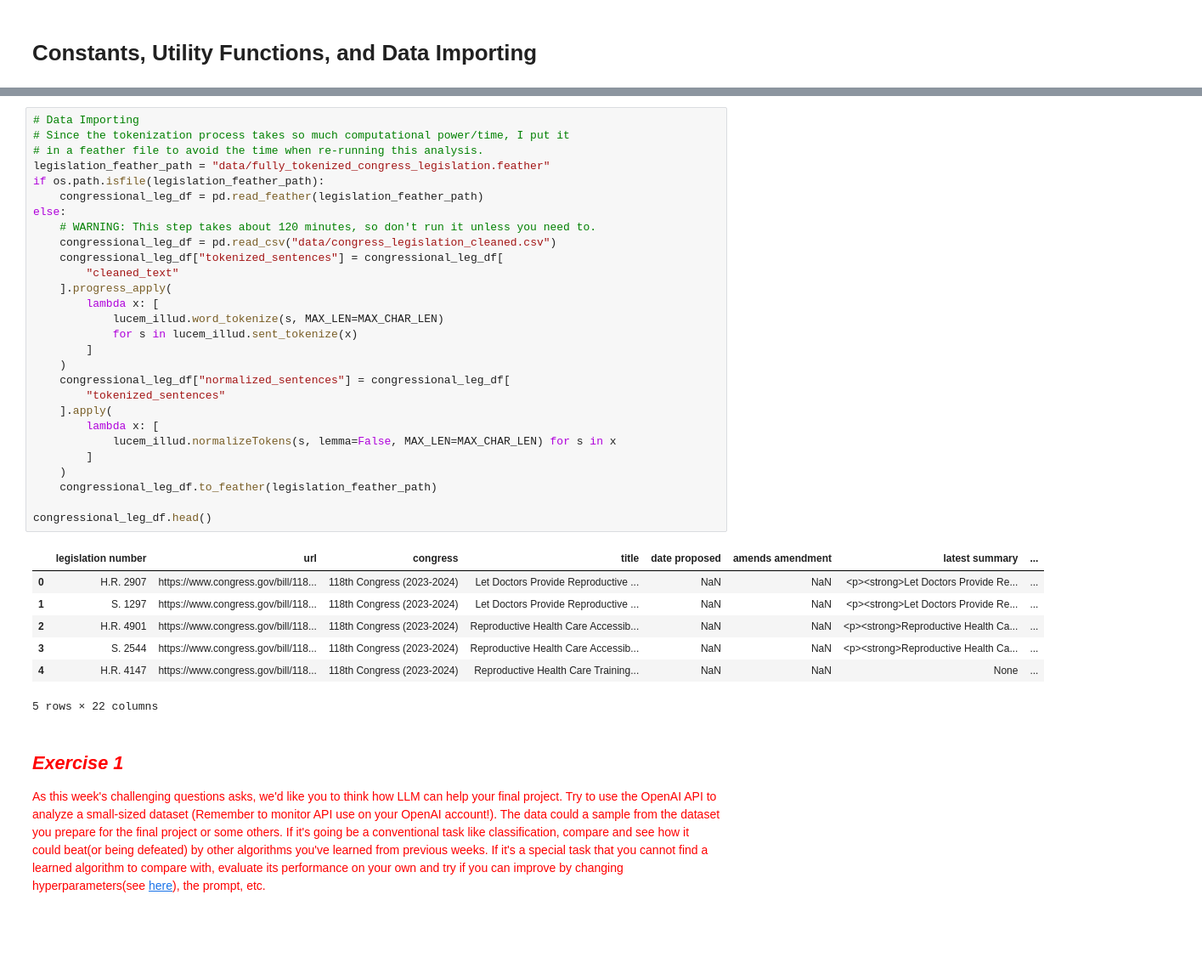
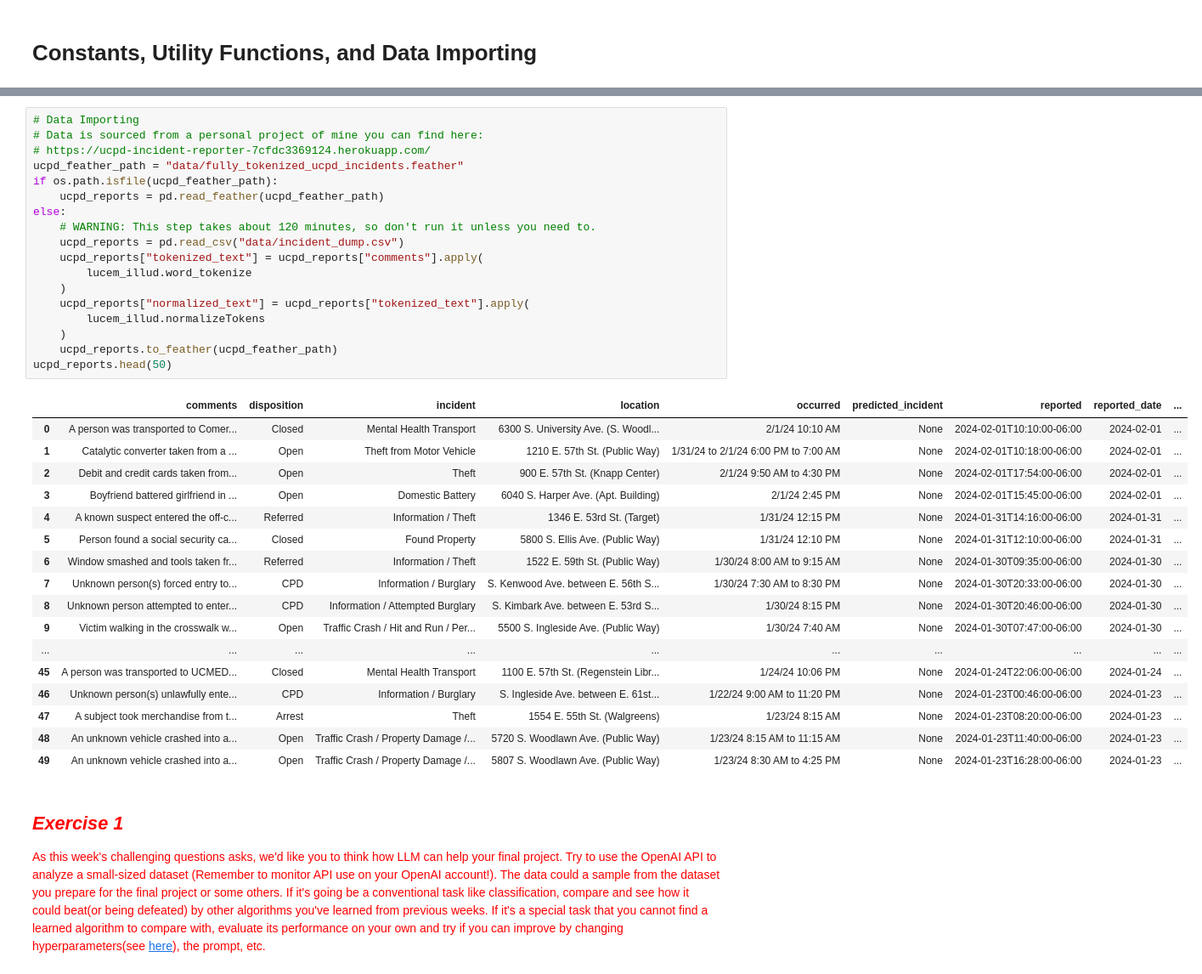
Before and after one commit to michplunkett/computational-content-analysis, a Jupyter notebook: 6-MichaelPlunkett-Answers.ipynb, the cells around one changed output, grey strips where cells are left out. Shown at 85% size. Saved outputs shown, nothing was run; the diff lists cells and outputs as text; blank space fills up the shorter version.

```diff
--- a/6-MichaelPlunkett-Answers.ipynb
+++ b/6-MichaelPlunkett-Answers.ipynb
@@ -35,40 +49,40 @@ def generate_text_with_style(prompt: str):
         return str(e)
 # %%
 # Data Importing
-# Since the tokenization process takes so much computational power/time, I put it
-# in a feather file to avoid the time when re-running this analysis.
-legislation_feather_path = "data/fully_tokenized_congress_legislation.feather"
-if os.path.isfile(legislation_feather_path):
-    congressional_leg_df = pd.read_feather(legislation_feather_path)
+# Data is sourced from a personal project of mine you can find here:
+# https://ucpd-incident-reporter-7cfdc3369124.herokuapp.com/
+ucpd_feather_path = "data/fully_tokenized_ucpd_incidents.feather"
+if os.path.isfile(ucpd_feather_path):
+    ucpd_reports = pd.read_feather(ucpd_feather_path)
 else:
     # WARNING: This step takes about 120 minutes, so don't run it unless you need to.
-    congressional_leg_df = pd.read_csv("data/congress_legislation_cleaned.csv")
-    congressional_leg_df["tokenized_sentences"] = congressional_leg_df[
-        "cleaned_text"
-    ].progress_apply(
-        lambda x: [
-            lucem_illud.word_tokenize(s, MAX_LEN=MAX_CHAR_LEN)
-            for s in lucem_illud.sent_tokenize(x)
-        ]
+    ucpd_reports = pd.read_csv("data/incident_dump.csv")
+    ucpd_reports["tokenized_text"] = ucpd_reports["comments"].apply(
+        lucem_illud.word_tokenize
     )
-    congressional_leg_df["normalized_sentences"] = congressional_leg_df[
-        "tokenized_sentences"
-    ].apply(
-        lambda x: [
-            lucem_illud.normalizeTokens(s, lemma=False, MAX_LEN=MAX_CHAR_LEN) for s in x
-        ]
+    ucpd_reports["normalized_text"] = ucpd_reports["tokenized_text"].apply(
+        lucem_illud.normalizeTokens
     )
-    congressional_leg_df.to_feather(legislation_feather_path)
-
-congressional_leg_df.head()
+    ucpd_reports.to_feather(ucpd_feather_path)
+ucpd_reports.head(50)
 # %% [output]
-|  | legislation number | url | congress | title | date proposed | amends amendment | latest summary | ... |
-| 0 | H.R. 2907 | https://www.congress.gov/bill/118... | 118th Congress (2023-2024) | Let Doctors Provide Reproductive ... | NaN | NaN | <p><strong>Let Doctors Provide Re... | ... |
-| 1 | S. 1297 | https://www.congress.gov/bill/118... | 118th Congress (2023-2024) | Let Doctors Provide Reproductive ... | NaN | NaN | <p><strong>Let Doctors Provide Re... | ... |
-| 2 | H.R. 4901 | https://www.congress.gov/bill/118... | 118th Congress (2023-2024) | Reproductive Health Care Accessib... | NaN | NaN | <p><strong>Reproductive Health Ca... | ... |
-| 3 | S. 2544 | https://www.congress.gov/bill/118... | 118th Congress (2023-2024) | Reproductive Health Care Accessib... | NaN | NaN | <p><strong>Reproductive Health Ca... | ... |
-| 4 | H.R. 4147 | https://www.congress.gov/bill/118... | 118th Congress (2023-2024) | Reproductive Health Care Training... | NaN | NaN | None | ... |
+|  | comments | disposition | incident | location | occurred | predicted_incident | reported | reported_date | ... |
+| 0 | A person was transported to Comer... | Closed | Mental Health Transport | 6300 S. University Ave. (S. Woodl... | 2/1/24 10:10 AM | None | 2024-02-01T10:10:00-06:00 | 2024-02-01 | ... |
+| 1 | Catalytic converter taken from a ... | Open | Theft from Motor Vehicle | 1210 E. 57th St. (Public Way) | 1/31/24 to 2/1/24 6:00 PM to 7:00 AM | None | 2024-02-01T10:18:00-06:00 | 2024-02-01 | ... |
+| 2 | Debit and credit cards taken from... | Open | Theft | 900 E. 57th St. (Knapp Center) | 2/1/24 9:50 AM to 4:30 PM | None | 2024-02-01T17:54:00-06:00 | 2024-02-01 | ... |
+| 3 | Boyfriend battered girlfriend in ... | Open | Domestic Battery | 6040 S. Harper Ave. (Apt. Building) | 2/1/24 2:45 PM | None | 2024-02-01T15:45:00-06:00 | 2024-02-01 | ... |
+| 4 | A known suspect entered the off-c... | Referred | Information / Theft | 1346 E. 53rd St. (Target) | 1/31/24 12:15 PM | None | 2024-01-31T14:16:00-06:00 | 2024-01-31 | ... |
+| 5 | Person found a social security ca... | Closed | Found Property | 5800 S. Ellis Ave. (Public Way) | 1/31/24 12:10 PM | None | 2024-01-31T12:10:00-06:00 | 2024-01-31 | ... |
+| 6 | Window smashed and tools taken fr... | Referred | Information / Theft | 1522 E. 59th St. (Public Way) | 1/30/24 8:00 AM to 9:15 AM | None | 2024-01-30T09:35:00-06:00 | 2024-01-30 | ... |
+| 7 | Unknown person(s) forced entry to... | CPD | Information / Burglary | S. Kenwood Ave. between E. 56th S... | 1/30/24 7:30 AM to 8:30 PM | None | 2024-01-30T20:33:00-06:00 | 2024-01-30 | ... |
+| 8 | Unknown person attempted to enter... | CPD | Information / Attempted Burglary | S. Kimbark Ave. between E. 53rd S... | 1/30/24 8:15 PM | None | 2024-01-30T20:46:00-06:00 | 2024-01-30 | ... |
+| 9 | Victim walking in the crosswalk w... | Open | Traffic Crash / Hit and Run / Per... | 5500 S. Ingleside Ave. (Public Way) | 1/30/24 7:40 AM | None | 2024-01-30T07:47:00-06:00 | 2024-01-30 | ... |
+| ... | ... | ... | ... | ... | ... | ... | ... | ... | ... |
+| 45 | A person was transported to UCMED... | Closed | Mental Health Transport | 1100 E. 57th St. (Regenstein Libr... | 1/24/24 10:06 PM | None | 2024-01-24T22:06:00-06:00 | 2024-01-24 | ... |
+| 46 | Unknown person(s) unlawfully ente... | CPD | Information / Burglary | S. Ingleside Ave. between E. 61st... | 1/22/24 9:00 AM to 11:20 PM | None | 2024-01-23T00:46:00-06:00 | 2024-01-23 | ... |
+| 47 | A subject took merchandise from t... | Arrest | Theft | 1554 E. 55th St. (Walgreens) | 1/23/24 8:15 AM | None | 2024-01-23T08:20:00-06:00 | 2024-01-23 | ... |
+| 48 | An unknown vehicle crashed into a... | Open | Traffic Crash / Property Damage /... | 5720 S. Woodlawn Ave. (Public Way) | 1/23/24 8:15 AM to 11:15 AM | None | 2024-01-23T11:40:00-06:00 | 2024-01-23 | ... |
+| 49 | An unknown vehicle crashed into a... | Open | Traffic Crash / Property Damage /... | 5807 S. Woodlawn Ave. (Public Way) | 1/23/24 8:30 AM to 4:25 PM | None | 2024-01-23T16:28:00-06:00 | 2024-01-23 | ... |
-5 rows × 22 columns
 # %% [markdown]
 ## <font color="red">*Exercise 1*</font>
 
```
Also changed, not shown: parts of 27 cells of this notebook.
